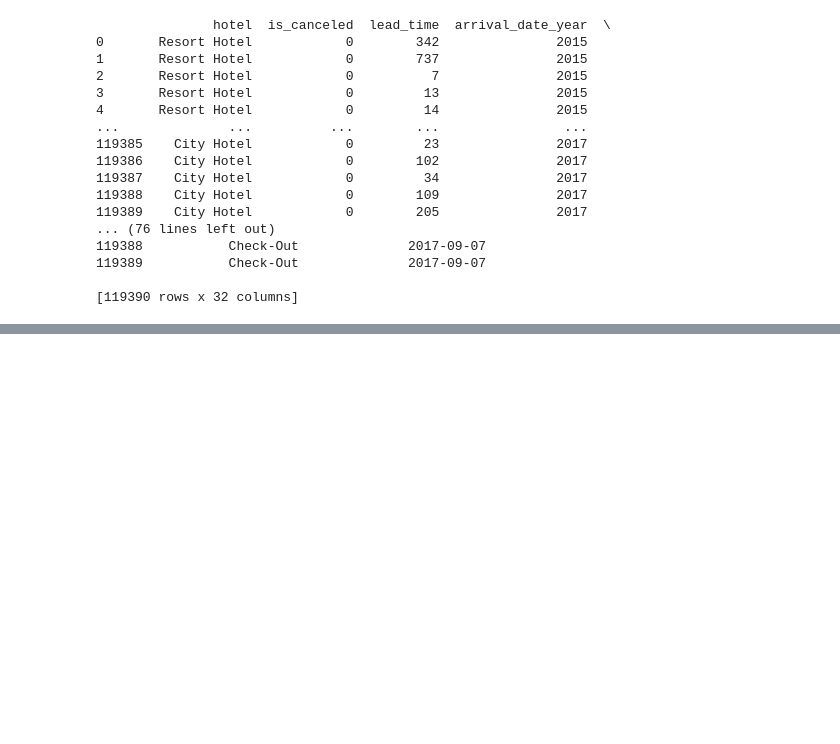
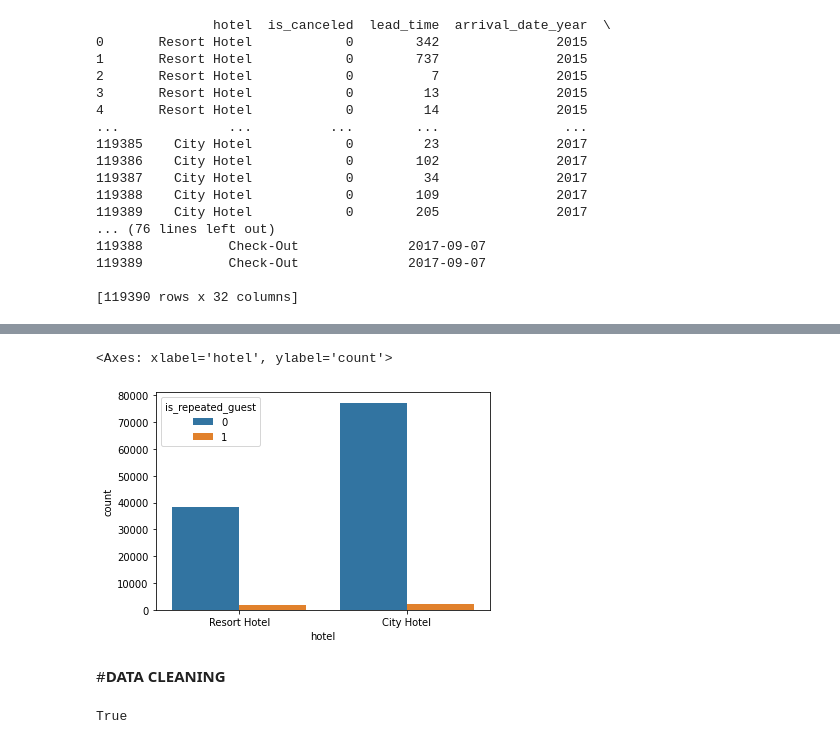
Before and after one commit to abhishek0478/Python-data-analysis-projects, a Jupyter notebook: EDA_on_hotel_bookings.ipynb, the cells around one changed output, grey strips where cells are left out. Saved outputs shown, nothing was run; the diff lists cells and outputs as text; code cells hidden in the pictures; blank space fills up the shorter version.

```diff
--- a/EDA_on_hotel_bookings.ipynb
+++ b/EDA_on_hotel_bookings.ipynb
@@ -29,0 +98,11 @@ print(df)
+# %%
+sns.countplot(data=df,x='hotel',hue = 'is_repeated_guest')
+# %% [output]
+<Axes: xlabel='hotel', ylabel='count'>
+[figure, added]
+# %% [markdown]
+#**DATA** **CLEANING**
+# %%
+df.isnull().values.any()
+# %% [output]
+True
```
Also changed, not shown: parts of 60 cells of this notebook.
